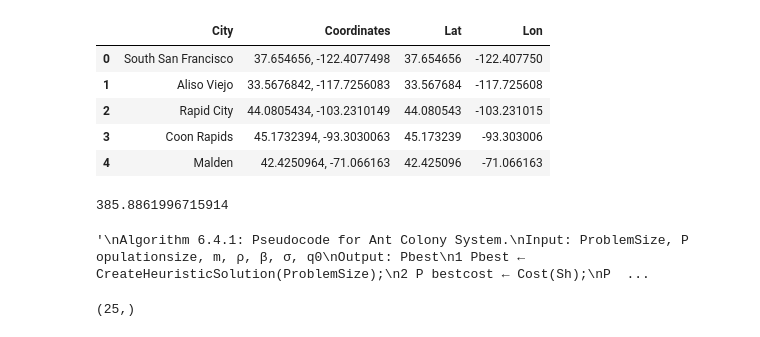
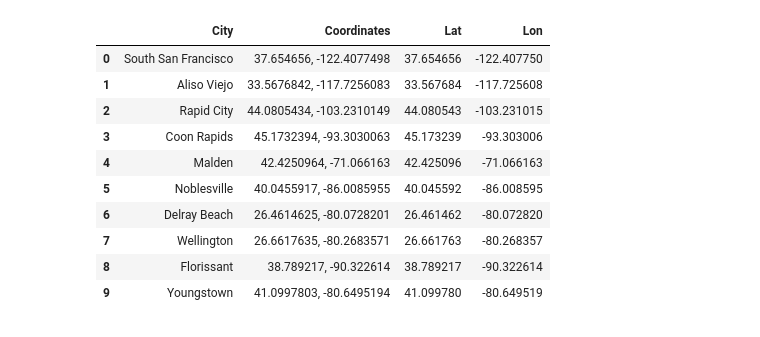
Before and after one commit to ianwesleyarmstrong/ACO, a Jupyter notebook: ACO.ipynb, the cells around one changed output. Saved outputs shown, nothing was run; the diff lists cells and outputs as text; code cells hidden in the pictures.

```diff
--- a/ACO.ipynb
+++ b/ACO.ipynb
@@ -38,40 +28,14 @@ randomness = 0.01 #introduces slight mutations
 # %%
-df_cities.head()
+df_cities.head(10)
 # %% [output]
 |  | City | Coordinates | Lat | Lon |
 | 0 | South San Francisco | 37.654656, -122.4077498 | 37.654656 | -122.407750 |
 | 1 | Aliso Viejo | 33.5676842, -117.7256083 | 33.567684 | -117.725608 |
 | 2 | Rapid City | 44.0805434, -103.2310149 | 44.080543 | -103.231015 |
 | 3 | Coon Rapids | 45.1732394, -93.3030063 | 45.173239 | -93.303006 |
 | 4 | Malden | 42.4250964, -71.066163 | 42.425096 | -71.066163 |
+| 5 | Noblesville | 40.0455917, -86.0085955 | 40.045592 | -86.008595 |
+| 6 | Delray Beach | 26.4614625, -80.0728201 | 26.461462 | -80.072820 |
+| 7 | Wellington | 26.6617635, -80.2683571 | 26.661763 | -80.268357 |
+| 8 | Florissant | 38.789217, -90.322614 | 38.789217 | -90.322614 |
+| 9 | Youngstown | 41.0997803, -80.6495194 | 41.099780 | -80.649519 |
-# %%
-haversine(df_cities.Coordinates[0],df_cities.Coordinates[1])
-# %% [output]
-385.8861996715914
-# %%
-"""
-Algorithm 6.4.1: Pseudocode for Ant Colony System.
-Input: ProblemSize, P opulationsize, m, ρ, β, σ, q0
-Output: Pbest
-1 Pbest ← CreateHeuristicSolution(ProblemSize);
-2 P bestcost ← Cost(Sh);
-P heromoneinit ← 1.0 / ProblemSize×P bestcost
-3 ;
-4 Pheromone ← InitializePheromone(P heromoneinit);
-5 while ¬StopCondition() do
-6 for i = 1 to m do
-7 Si ← ConstructSolution(Pheromone, ProblemSize, β, q0);
-8 Sicost ← Cost(Si);
-9 if Sicost ≤ P bestcost then
-10 P bestcost ← Sicost;
-Pbest ← Si 11 ;
-12 end
-13 LocalUpdateAndDecayPheromone(Pheromone, Si, Sicost, σ);
-14 end
-15 GlobalUpdateAndDecayPheromone(Pheromone, Pbest, P bestcost,
-ρ);
-16 end
-17 return Pbest;
-"""
-# %% [output]
-'\nAlgorithm 6.4.1: Pseudocode for Ant Colony System.\nInput: ProblemSize, P opulationsize, m, ρ, β, σ, q0\nOutput: Pbest\n1 Pbest ← CreateHeuristicSolution(ProblemSize);\n2 P bestcost ← Cost(Sh);\nP  ...
@@ -82,4 +41,0 @@ cityMatrix = colony.cityMatrix
-# %%
-print(cityMatrix[0].shape)
-# %% [output]
-(25,)
```
Also changed, not shown: parts of 13 cells of this notebook, 8 other files.
